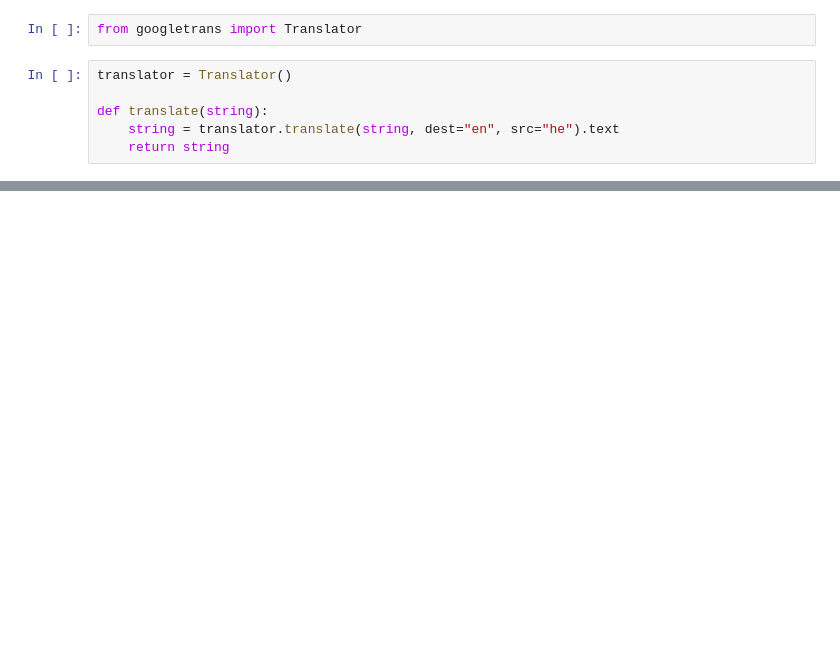
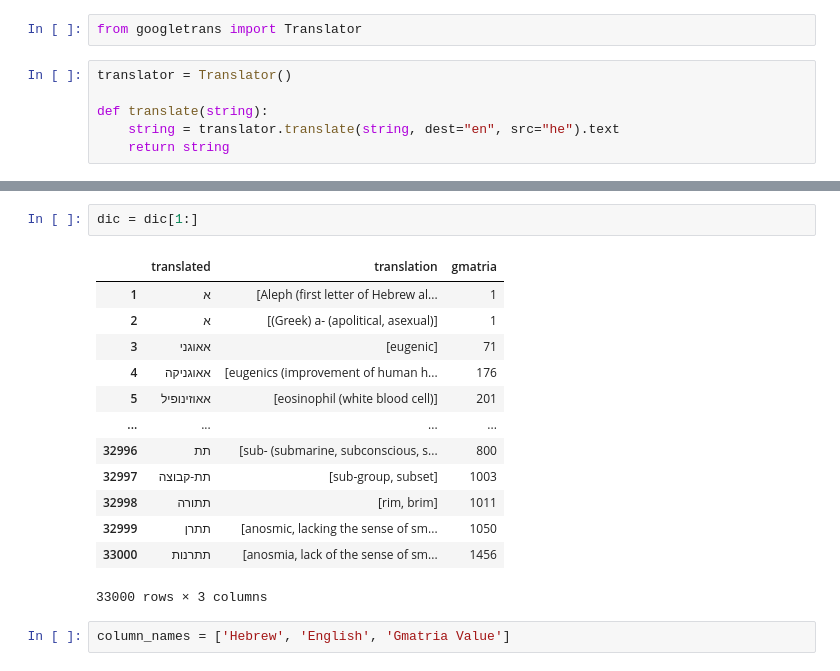
Before and after one commit to vzucher/gmatria, a Jupyter notebook: scraping-pealim.ipynb, the cells around one changed output, grey strips where cells are left out. Saved outputs shown, nothing was run; the diff lists cells and outputs as text; blank space fills up the shorter version.

```diff
--- a/scraping-pealim.ipynb
+++ b/scraping-pealim.ipynb
@@ -252,0 +252,18 @@ ReadTimeout: The read operation timed out
+# %%
+dic = dic[1:]
+# %% [output]
+|  | translated | translation | gmatria |
+| 1 | א | [Aleph (first letter of Hebrew al... | 1 |
+| 2 | א | [(Greek) a- (apolitical, asexual)] | 1 |
+| 3 | אאוגני | [eugenic] | 71 |
+| 4 | אאוגניקה | [eugenics (improvement of human h... | 176 |
+| 5 | אאוזינופיל | [eosinophil (white blood cell)] | 201 |
+| ... | ... | ... | ... |
+| 32996 | תת | [sub- (submarine, subconscious, s... | 800 |
+| 32997 | תת-קבוצה | [sub-group, subset] | 1003 |
+| 32998 | תתורה | [rim, brim] | 1011 |
+| 32999 | תתרן | [anosmic, lacking the sense of sm... | 1050 |
+| 33000 | תתרנות | [anosmia, lack of the sense of sm... | 1456 |
+33000 rows × 3 columns
+# %%
+column_names = ['Hebrew', 'English', 'Gmatria Value']
```
Also changed, not shown: parts of 40 cells of this notebook, 4 other files.
